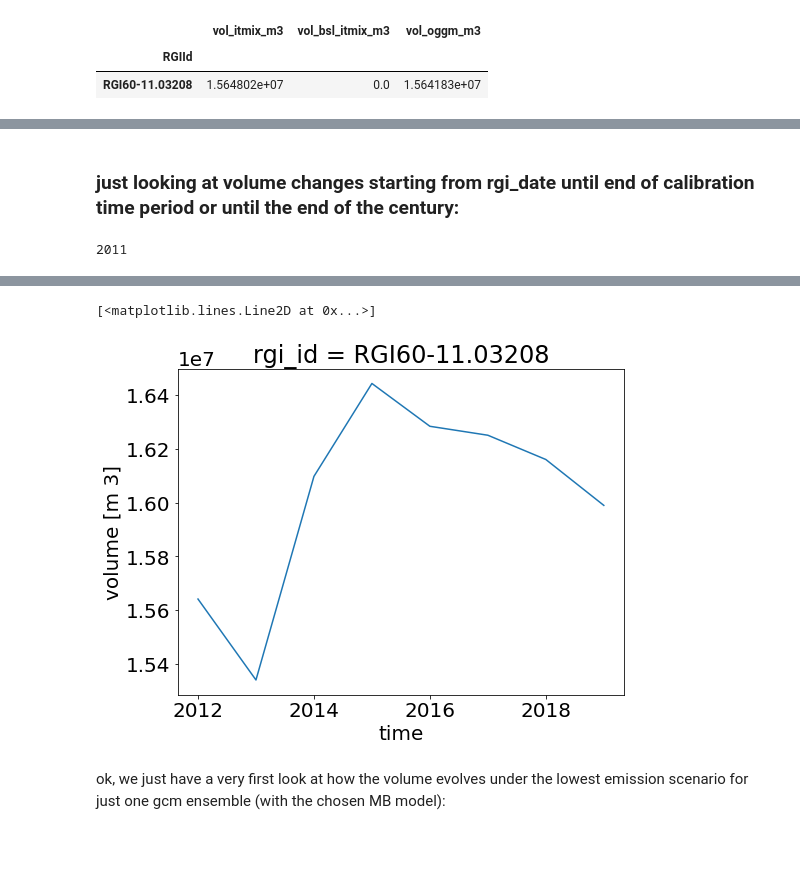
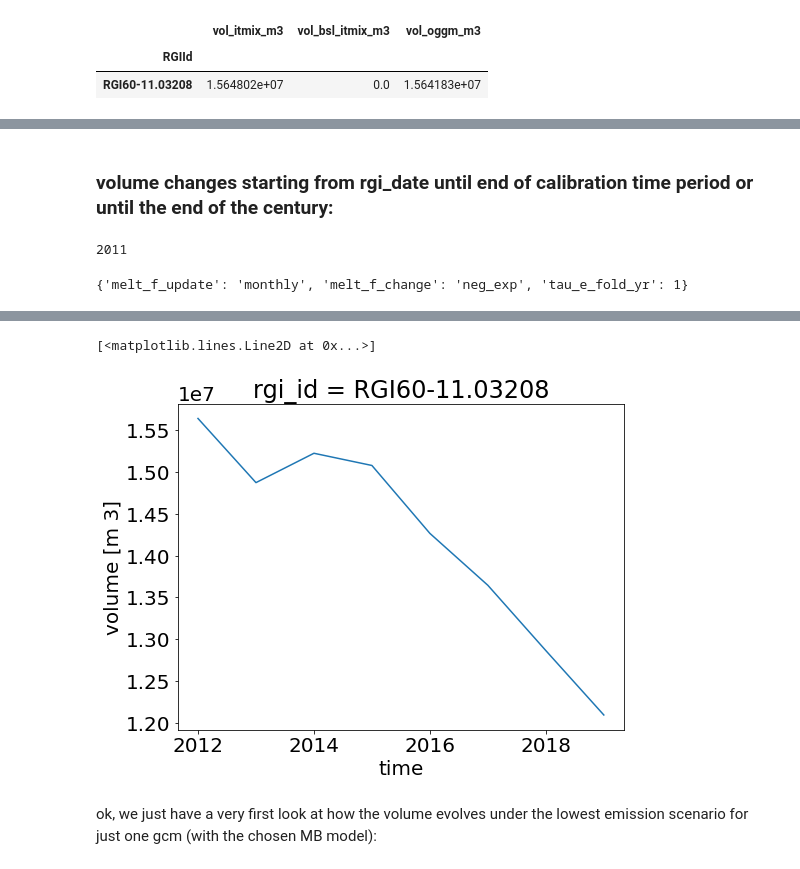
Before and after one commit to OGGM/massbalance-sandbox, a Jupyter notebook: docs/surface_type_distinction/oggm_sfc_type_bucket_example_workflow_for_aneto_glacier.ipynb, the cells around one changed output, grey strips where cells are left out. Cells and saved outputs as stored; diff of their text form; code cells hidden in the pictures.

Commit message:
updated example notebook, new default: tau_e_fold_yr=1 (#37)

```diff
--- a/docs/surface_type_distinction/oggm_sfc_type_bucket_example_workflow_for_aneto_glacier.ipynb
+++ b/docs/surface_type_distinction/oggm_sfc_type_bucket_example_workflow_for_aneto_glacier.ipynb
@@ -104,6 +103,7 @@ grad_type = 'var_an_cycle'  # a variable temperature lapse rate (cte between the
 melt_f_update = 'monthly'  # how often the melt factor is updated to distinguish between different snow / firn ages
 melt_f_change = 'neg_exp'  # the way how the melt factor changes over time
 tau_e_fold_yr = 1  # how fast the melt factor of snow converges to the ice melt factor
+kwargs_for_TIModel_Sfc_Type = {'melt_f_update':melt_f_update, 'melt_f_change': melt_f_change, 'tau_e_fold_yr':tau_e_fold_yr}
 # %% [markdown]
 These are the "free" parameters of the MB model, at the moment, I have just set the prcp. factor to 1.5, do not use any temp. bias (default option) and I use an arbitrarily chosen melt factor of 200 (no calibration done so far!).
 # %%
@@ -677,9 +753,13 @@ pd_inv_melt_f
 # %% [markdown]
-###  just looking at volume changes starting from rgi_date until end of calibration time period or until the end of the century:
+### volume changes starting from rgi_date until end of calibration time period or until the end of the century:
 # %%
 gdir.rgi_date
 # %% [output]
 2011
+# %%
+kwargs_for_TIModel_Sfc_Type
+# %% [output]
+{'melt_f_update': 'monthly', 'melt_f_change': 'neg_exp', 'tau_e_fold_yr': 1}
 # %%
 y0=2004 # but actually rgi date of Aneto glacier is in 2011 -> so it is just a very short time period ...
 ye_h = ye-1
@@ -693,7 +773,8 @@ workflow.execute_entity_task(run_from_climate_data_TIModel, gdirs, bias=0, #will
                                   melt_f=melt_f_opt_0_5_m, # set to the calibrated melt_f (that fits to fit_prcp_fac_aneto)
                                   climate_input_filesuffix=baseline_climate, # we use here the observational W5E5 climate dataset
                                   output_filesuffix='_historical_run',# can add here more options to distinguish between runs
-                             store_model_geometry =True
+                             store_model_geometry =True,
+                             kwargs_for_TIModel_Sfc_Type=kwargs_for_TIModel_Sfc_Type,
                                  )
 ds_vol = utils.compile_run_output(gdirs, input_filesuffix='_historical_run')
 plt.figure(figsize=(8,6))
@@ -707,5 +788,5 @@ ds_vol.sel(rgi_id=df[-1]).volume.plot()
 [<matplotlib.lines.Line2D at 0x...>]
-[figure, old version]
+[figure, new version]
 # %% [markdown]
-ok, we just have a very first look at how the volume evolves under the lowest emission scenario for just one gcm ensemble (with the chosen MB model):
+ok, we just have a very first look at how the volume evolves under the lowest emission scenario for just one gcm  (with the chosen MB model):
 # %%
```
Also changed, not shown: parts of 14 cells of this notebook, 2 other files.
